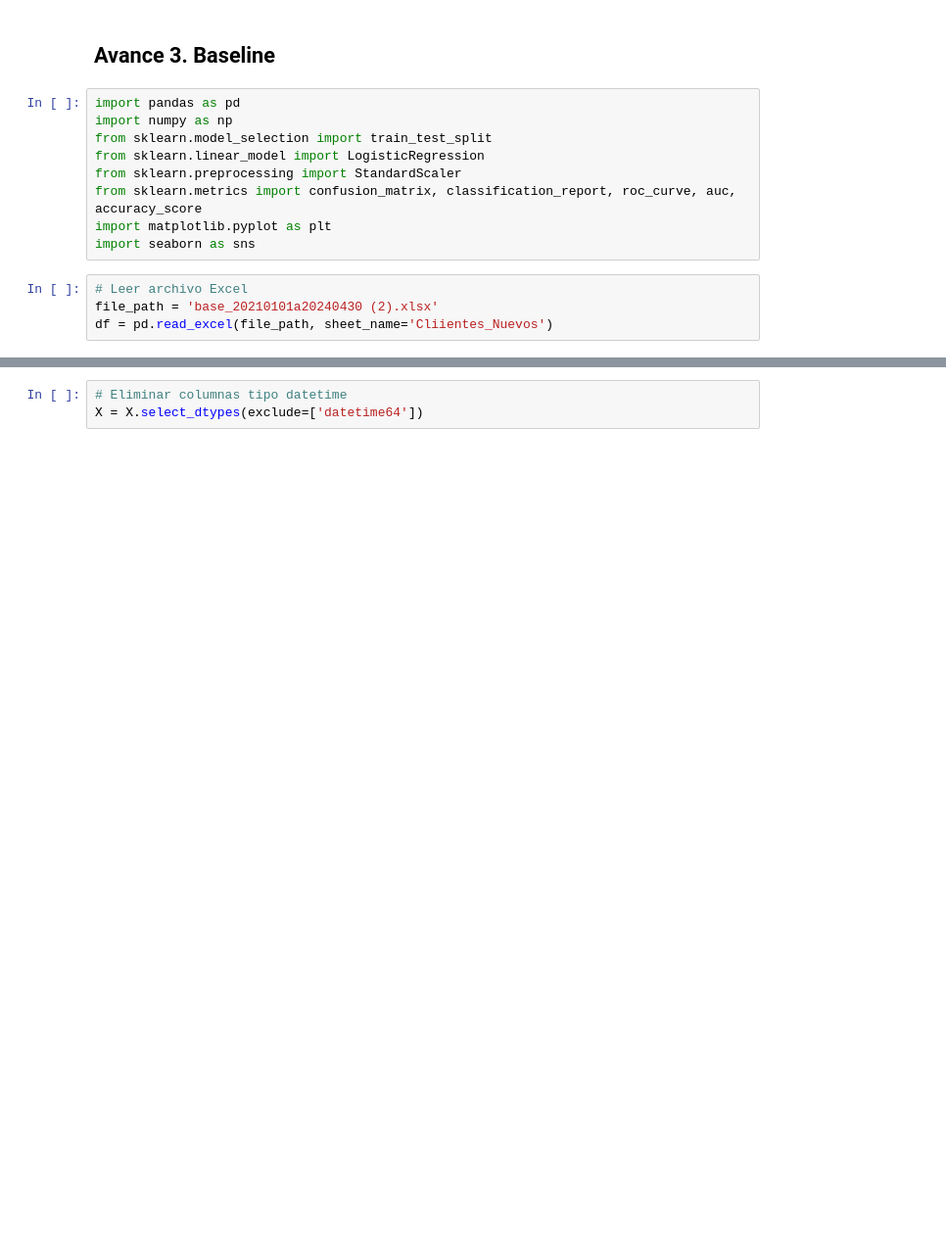
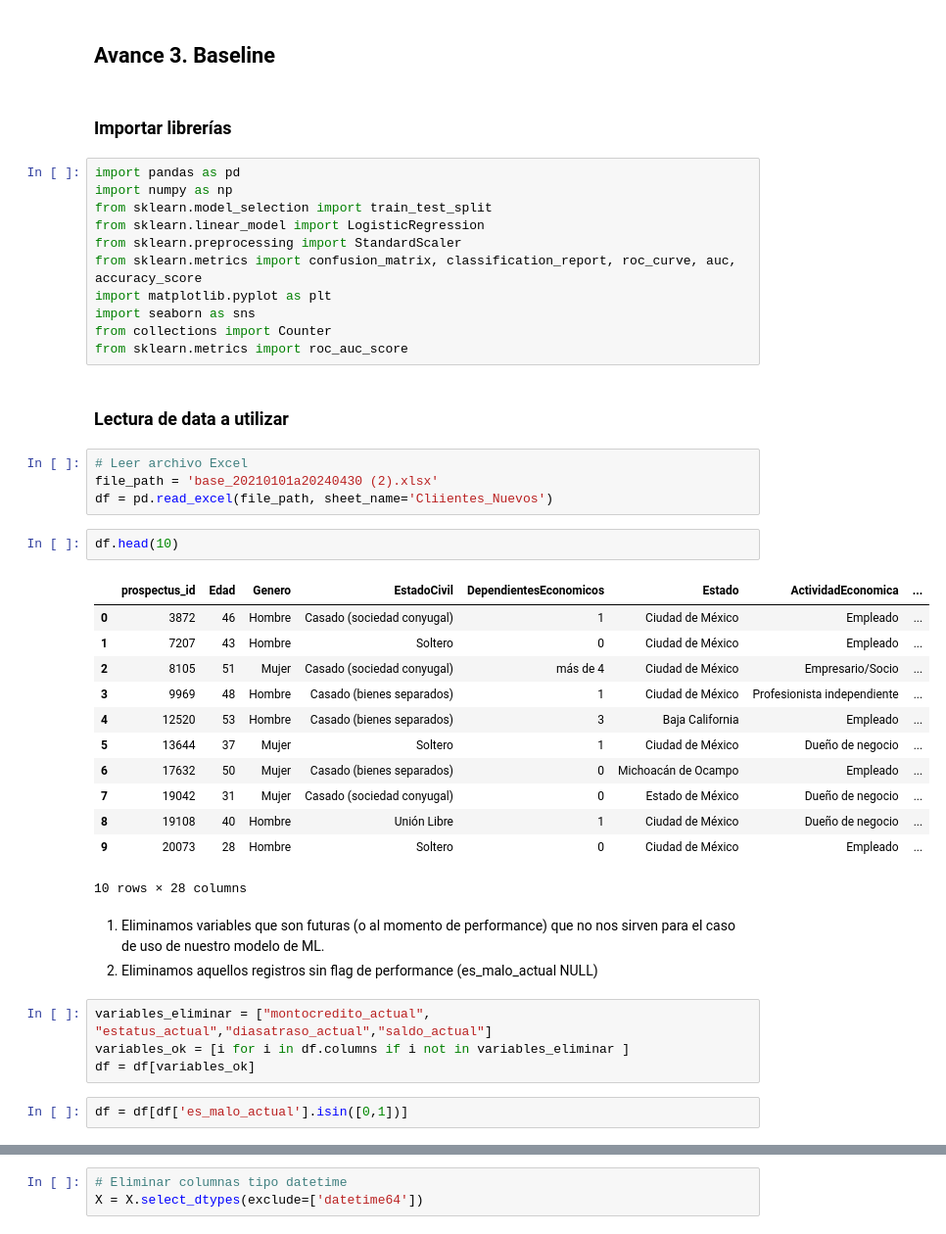
Before and after one commit to memowayun/ProyectoIntegradorEq36_ScoreRiesgoCred, a Jupyter notebook: Avance3_36.ipynb, the cells around one changed output, grey strips where cells are left out. Shown at 98% size. Saved outputs shown, nothing was run; the diff lists cells and outputs as text; blank space fills up the shorter version.

```diff
--- a/Avance3_36.ipynb
+++ b/Avance3_36.ipynb
@@ -14,6 +14,8 @@ Miguel Guillermo Galindo Orozco (A01793695)
 1793695)
 # %% [markdown]
 ## Avance 3. Baseline
+# %% [markdown]
+### Importar librerías
 # %%
 import pandas as pd
 import numpy as np
@@ -23,7 +25,35 @@ from sklearn.preprocessing import StandardScaler
 from sklearn.metrics import confusion_matrix, classification_report, roc_curve, auc, accuracy_score
 import matplotlib.pyplot as plt
 import seaborn as sns
+from collections import Counter
+from sklearn.metrics import roc_auc_score
+# %% [markdown]
+### Lectura de data a utilizar
 # %%
 # Leer archivo Excel
 file_path = 'base_20210101a20240430 (2).xlsx'
 df = pd.read_excel(file_path, sheet_name='Cliientes_Nuevos')
+# %%
+df.head(10)
+# %% [output]
+|  | prospectus_id | Edad | Genero | EstadoCivil | DependientesEconomicos | Estado | ActividadEconomica | ... |
+| 0 | 3872 | 46 | Hombre | Casado (sociedad conyugal) | 1 | Ciudad de México | Empleado | ... |
+| 1 | 7207 | 43 | Hombre | Soltero | 0 | Ciudad de México | Empleado | ... |
+| 2 | 8105 | 51 | Mujer | Casado (sociedad conyugal) | más de 4 | Ciudad de México | Empresario/Socio | ... |
+| 3 | 9969 | 48 | Hombre | Casado (bienes separados) | 1 | Ciudad de México | Profesionista independiente | ... |
+| 4 | 12520 | 53 | Hombre | Casado (bienes separados) | 3 | Baja California | Empleado | ... |
+| 5 | 13644 | 37 | Mujer | Soltero | 1 | Ciudad de México | Dueño de negocio | ... |
+| 6 | 17632 | 50 | Mujer | Casado (bienes separados) | 0 | Michoacán de Ocampo | Empleado | ... |
+| 7 | 19042 | 31 | Mujer | Casado (sociedad conyugal) | 0 | Estado de México | Dueño de negocio | ... |
+| 8 | 19108 | 40 | Hombre | Unión Libre | 1 | Ciudad de México | Dueño de negocio | ... |
+| 9 | 20073 | 28 | Hombre | Soltero | 0 | Ciudad de México | Empleado | ... |
+10 rows × 28 columns
+# %% [markdown]
+1. Eliminamos variables que son futuras (o al momento de performance) que no nos sirven para el caso de uso de nuestro modelo de ML.
+2. Eliminamos aquellos registros sin flag de performance (es_malo_actual NULL)
+# %%
+variables_eliminar = ["montocredito_actual", "estatus_actual","diasatraso_actual","saldo_actual"]
+variables_ok = [i for i in df.columns if i not in variables_eliminar ]
+df = df[variables_ok]
+# %%
+df = df[df['es_malo_actual'].isin([0,1])]
```
Also changed, not shown: parts of 29 cells of this notebook.
